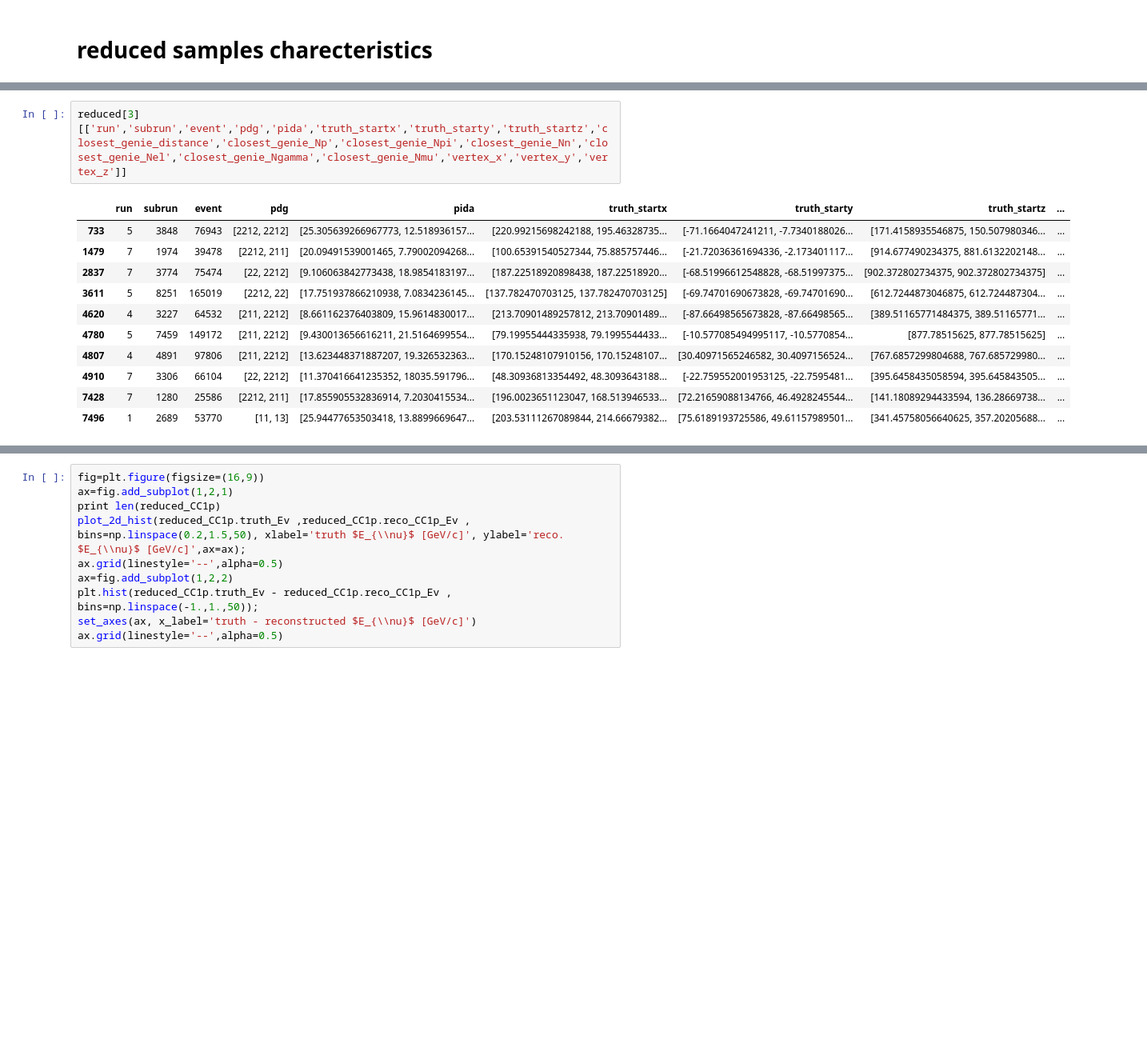
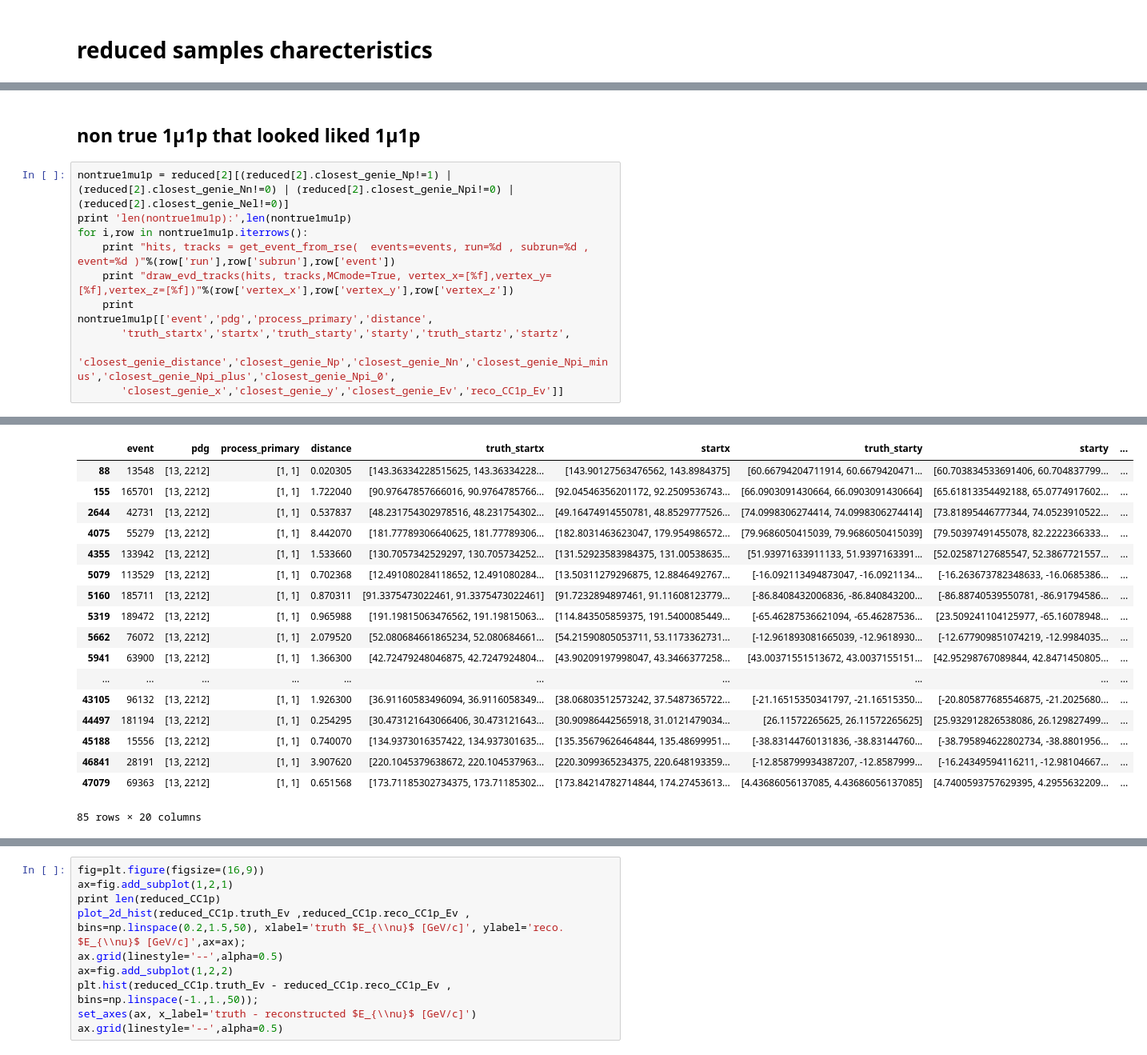
Before and after one commit to erezcoh4/AnalysisTreesInformation, a Jupyter notebook: CCQEPackage/notebooks/SymplexGoldenPoint.ipynb, the cells around one changed output, grey strips where cells are left out. Shown at 80% size. Saved outputs shown, nothing was run; the diff lists cells and outputs as text; blank space fills up the shorter version.

```diff
--- a/CCQEPackage/notebooks/SymplexGoldenPoint.ipynb
+++ b/CCQEPackage/notebooks/SymplexGoldenPoint.ipynb
@@ -345,14 +400,14 @@ weird[['run','subrun','event','pdg','process_primary','distance','truth_startx',
-# %%
-reduced[3][['run','subrun','event','pdg','pida','truth_startx','truth_starty','truth_startz','closest_genie_distance','closest_genie_Np','closest_genie_Npi','closest_genie_Nn','closest_genie_Nel','closest_genie_Ngamma','closest_genie_Nmu','vertex_x','vertex_y','vertex_z']]
-# %% [output]
-|  | run | subrun | event | pdg | pida | truth_startx | truth_starty | truth_startz | ... |
-| 733 | 5 | 3848 | 76943 | [2212, 2212] | [25.305639266967773, 12.518936157... | [220.99215698242188, 195.46328735... | [-71.1664047241211, -7.7340188026... | [171.4158935546875, 150.507980346... | ... |
-| 1479 | 7 | 1974 | 39478 | [2212, 211] | [20.09491539001465, 7.79002094268... | [100.65391540527344, 75.885757446... | [-21.72036361694336, -2.173401117... | [914.677490234375, 881.6132202148... | ... |
-| 2837 | 7 | 3774 | 75474 | [22, 2212] | [9.106063842773438, 18.9854183197... | [187.22518920898438, 187.22518920... | [-68.51996612548828, -68.51997375... | [902.372802734375, 902.372802734375] | ... |
-| 3611 | 5 | 8251 | 165019 | [2212, 22] | [17.751937866210938, 7.0834236145... | [137.782470703125, 137.782470703125] | [-69.74701690673828, -69.74701690... | [612.7244873046875, 612.724487304... | ... |
-| 4620 | 4 | 3227 | 64532 | [211, 2212] | [8.661162376403809, 15.9614830017... | [213.70901489257812, 213.70901489... | [-87.66498565673828, -87.66498565... | [389.51165771484375, 389.51165771... | ... |
-| 4780 | 5 | 7459 | 149172 | [211, 2212] | [9.430013656616211, 21.5164699554... | [79.19955444335938, 79.1995544433... | [-10.577085494995117, -10.5770854... | [877.78515625, 877.78515625] | ... |
-| 4807 | 4 | 4891 | 97806 | [211, 2212] | [13.623448371887207, 19.326532363... | [170.15248107910156, 170.15248107... | [30.40971565246582, 30.4097156524... | [767.6857299804688, 767.685729980... | ... |
-| 4910 | 7 | 3306 | 66104 | [22, 2212] | [11.370416641235352, 18035.591796... | [48.30936813354492, 48.3093643188... | [-22.759552001953125, -22.7595481... | [395.6458435058594, 395.645843505... | ... |
-| 7428 | 7 | 1280 | 25586 | [2212, 211] | [17.855905532836914, 7.2030415534... | [196.0023651123047, 168.513946533... | [72.21659088134766, 46.4928245544... | [141.18089294433594, 136.28669738... | ... |
-| 7496 | 1 | 2689 | 53770 | [11, 13] | [25.94477653503418, 13.8899669647... | [203.53111267089844, 214.66679382... | [75.6189193725586, 49.61157989501... | [341.45758056640625, 357.20205688... | ... |
+# %% [markdown]
+## non true 1µ1p that looked liked 1µ1p
+# %%
+nontrue1mu1p = reduced[2][(reduced[2].closest_genie_Np!=1) | (reduced[2].closest_genie_Nn!=0) | (reduced[2].closest_genie_Npi!=0) | (reduced[2].closest_genie_Nel!=0)]
+print 'len(nontrue1mu1p):',len(nontrue1mu1p)
+for i,row in nontrue1mu1p.iterrows():
+    print "hits, tracks = get_event_from_rse(  events=events, run=%d , subrun=%d , event=%d )"%(row['run'],row['subrun'],row['event'])
+    print "draw_evd_tracks(hits, tracks,MCmode=True, vertex_x=[%f],vertex_y=[%f],vertex_z=[%f])"%(row['vertex_x'],row['vertex_y'],row['vertex_z'])
+    print
+nontrue1mu1p[['event','pdg','process_primary','distance',
+       'truth_startx','startx','truth_starty','starty','truth_startz','startz',
+       'closest_genie_distance','closest_genie_Np','closest_genie_Nn','closest_genie_Npi_minus','closest_genie_Npi_plus','closest_genie_Npi_0',
+       'closest_genie_x','closest_genie_y','closest_genie_Ev','reco_CC1p_Ev']]
+# %% [output]
@@ -358,0 +431,18 @@ reduced[3][['run','subrun','event','pdg','pida','truth_startx','truth_starty','t
+|  | event | pdg | process_primary | distance | truth_startx | startx | truth_starty | starty | ... |
+| 88 | 13548 | [13, 2212] | [1, 1] | 0.020305 | [143.36334228515625, 143.36334228... | [143.90127563476562, 143.8984375] | [60.66794204711914, 60.6679420471... | [60.703834533691406, 60.704837799... | ... |
+| 155 | 165701 | [13, 2212] | [1, 1] | 1.722040 | [90.97647857666016, 90.9764785766... | [92.04546356201172, 92.2509536743... | [66.0903091430664, 66.0903091430664] | [65.61813354492188, 65.0774917602... | ... |
+| 2644 | 42731 | [13, 2212] | [1, 1] | 0.537837 | [48.231754302978516, 48.231754302... | [49.16474914550781, 48.8529777526... | [74.0998306274414, 74.0998306274414] | [73.81895446777344, 74.0523910522... | ... |
+| 4075 | 55279 | [13, 2212] | [1, 1] | 8.442070 | [181.77789306640625, 181.77789306... | [182.8031463623047, 179.954986572... | [79.9686050415039, 79.9686050415039] | [79.50397491455078, 82.2222366333... | ... |
+| 4355 | 133942 | [13, 2212] | [1, 1] | 1.533660 | [130.7057342529297, 130.705734252... | [131.52923583984375, 131.00538635... | [51.93971633911133, 51.9397163391... | [52.02587127685547, 52.3867721557... | ... |
+| 5079 | 113529 | [13, 2212] | [1, 1] | 0.702368 | [12.491080284118652, 12.491080284... | [13.50311279296875, 12.8846492767... | [-16.092113494873047, -16.0921134... | [-16.263673782348633, -16.0685386... | ... |
+| 5160 | 185711 | [13, 2212] | [1, 1] | 0.870311 | [91.3375473022461, 91.3375473022461] | [91.7232894897461, 91.11608123779... | [-86.8408432006836, -86.840843200... | [-86.88740539550781, -86.91794586... | ... |
+| 5319 | 189472 | [13, 2212] | [1, 1] | 0.965988 | [191.19815063476562, 191.19815063... | [114.843505859375, 191.5400085449... | [-65.46287536621094, -65.46287536... | [23.509241104125977, -65.16078948... | ... |
+| 5662 | 76072 | [13, 2212] | [1, 1] | 2.079520 | [52.080684661865234, 52.080684661... | [54.21590805053711, 53.1173362731... | [-12.961893081665039, -12.9618930... | [-12.677909851074219, -12.9984035... | ... |
+| 5941 | 63900 | [13, 2212] | [1, 1] | 1.366300 | [42.72479248046875, 42.7247924804... | [43.90209197998047, 43.3466377258... | [43.00371551513672, 43.0037155151... | [42.95298767089844, 42.8471450805... | ... |
+| ... | ... | ... | ... | ... | ... | ... | ... | ... | ... |
+| 43105 | 96132 | [13, 2212] | [1, 1] | 1.926300 | [36.91160583496094, 36.9116058349... | [38.06803512573242, 37.5487365722... | [-21.16515350341797, -21.16515350... | [-20.805877685546875, -21.2025680... | ... |
+| 44497 | 181194 | [13, 2212] | [1, 1] | 0.254295 | [30.473121643066406, 30.473121643... | [30.90986442565918, 31.0121479034... | [26.11572265625, 26.11572265625] | [25.932912826538086, 26.129827499... | ... |
+| 45188 | 15556 | [13, 2212] | [1, 1] | 0.740070 | [134.9373016357422, 134.937301635... | [135.35679626464844, 135.48699951... | [-38.83144760131836, -38.83144760... | [-38.795894622802734, -38.8801956... | ... |
+| 46841 | 28191 | [13, 2212] | [1, 1] | 3.907620 | [220.1045379638672, 220.104537963... | [220.3099365234375, 220.648193359... | [-12.858799934387207, -12.8587999... | [-16.24349594116211, -12.98104667... | ... |
+| 47079 | 69363 | [13, 2212] | [1, 1] | 0.651568 | [173.71185302734375, 173.71185302... | [173.84214782714844, 174.27453613... | [4.43686056137085, 4.43686056137085] | [4.7400593757629395, 4.2955632209... | ... |
+85 rows × 20 columns
```
Also changed, not shown: parts of 15 cells of this notebook, 23 other files.
